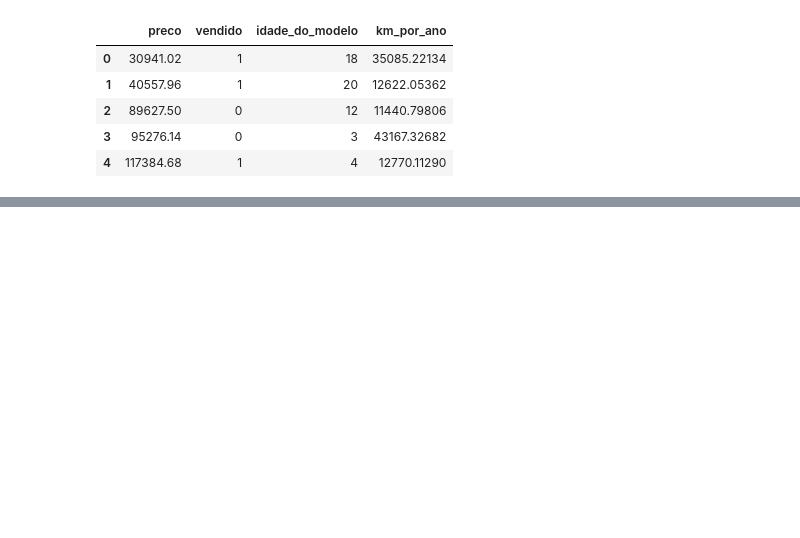
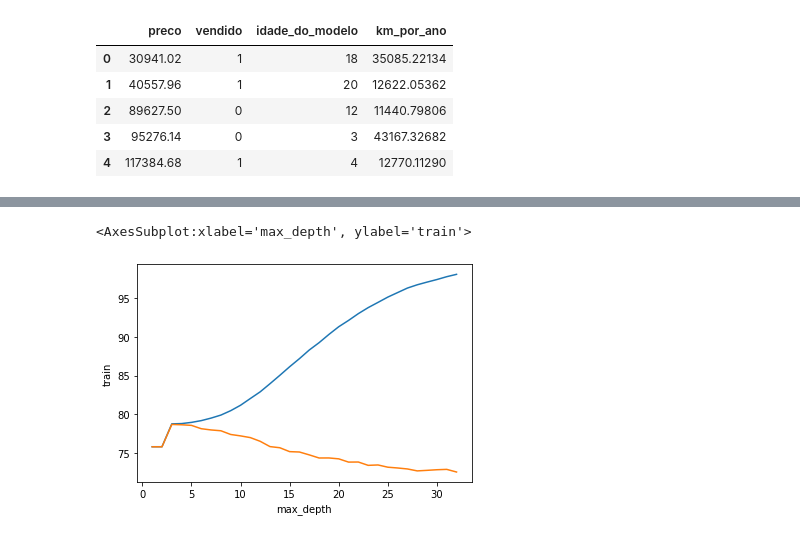
Before and after one commit to Renato-Ribeiroo/Cursos-Python, a Jupyter notebook: Curso Machine Learning/ML_Otimização de modelos atraves de hiperparametros/Otimização dos Modelos de Machine Learning.ipynb, the cells around one changed output, grey strips where cells are left out. Drawn from its saved outputs; the diff is of its cells as text; code cells hidden in the pictures; blank space fills up the shorter version.

```diff
--- a/Curso Machine Learning/ML_Otimização de modelos atraves de hiperparametros/Otimização dos Modelos de Machine Learning.ipynb
+++ b/Curso Machine Learning/ML_Otimização de modelos atraves de hiperparametros/Otimização dos Modelos de Machine Learning.ipynb
@@ -15,0 +356,7 @@ dados.head()
+# %%
+#plotando os dados no mesmo gráfico
+sns.lineplot(x = "max_depth", y = "train", data= resutados)
+sns.lineplot(x = "max_depth", y = "test", data= resutados)
+# %% [output]
+<AxesSubplot:xlabel='max_depth', ylabel='train'>
+[figure, added]
```
Also changed, not shown: parts of 30 cells of this notebook.
